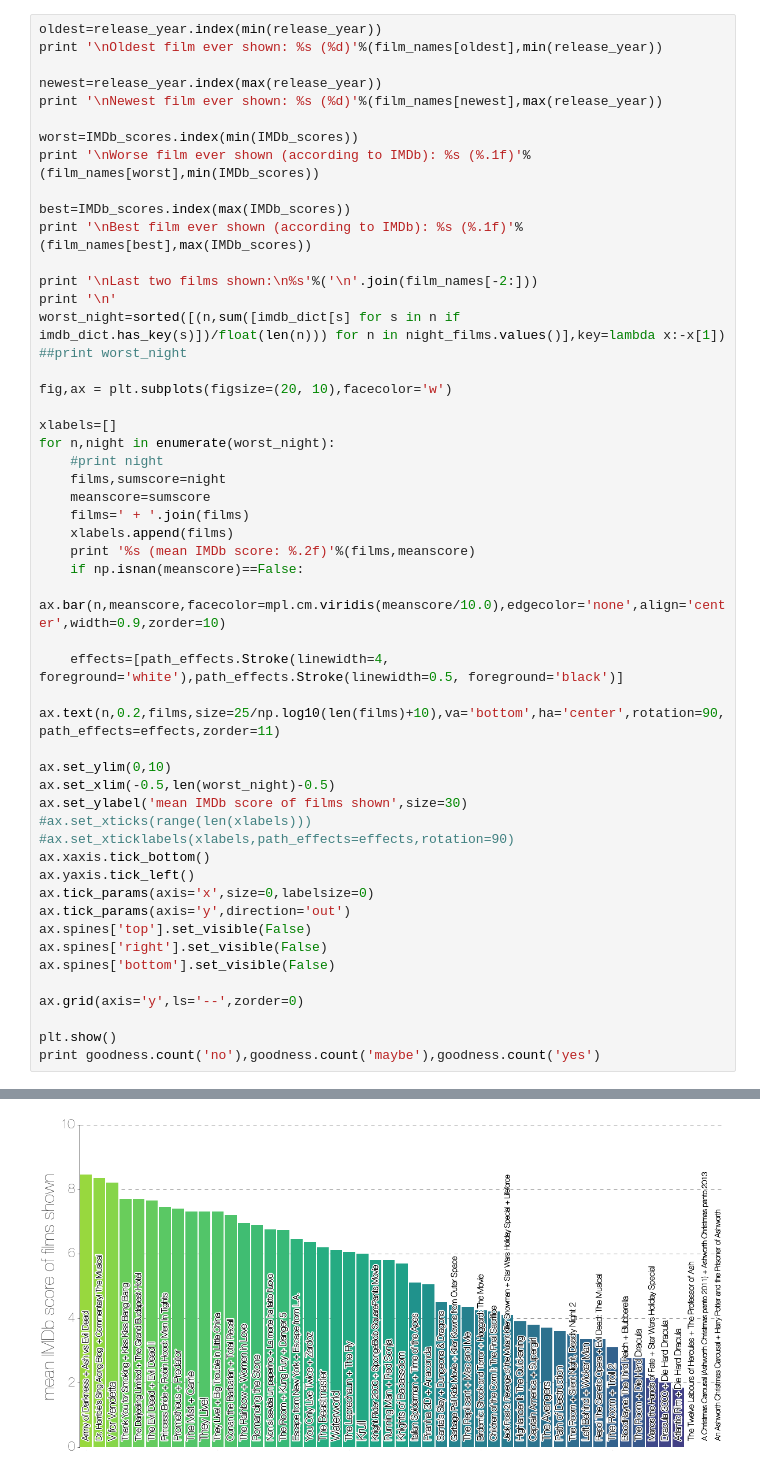
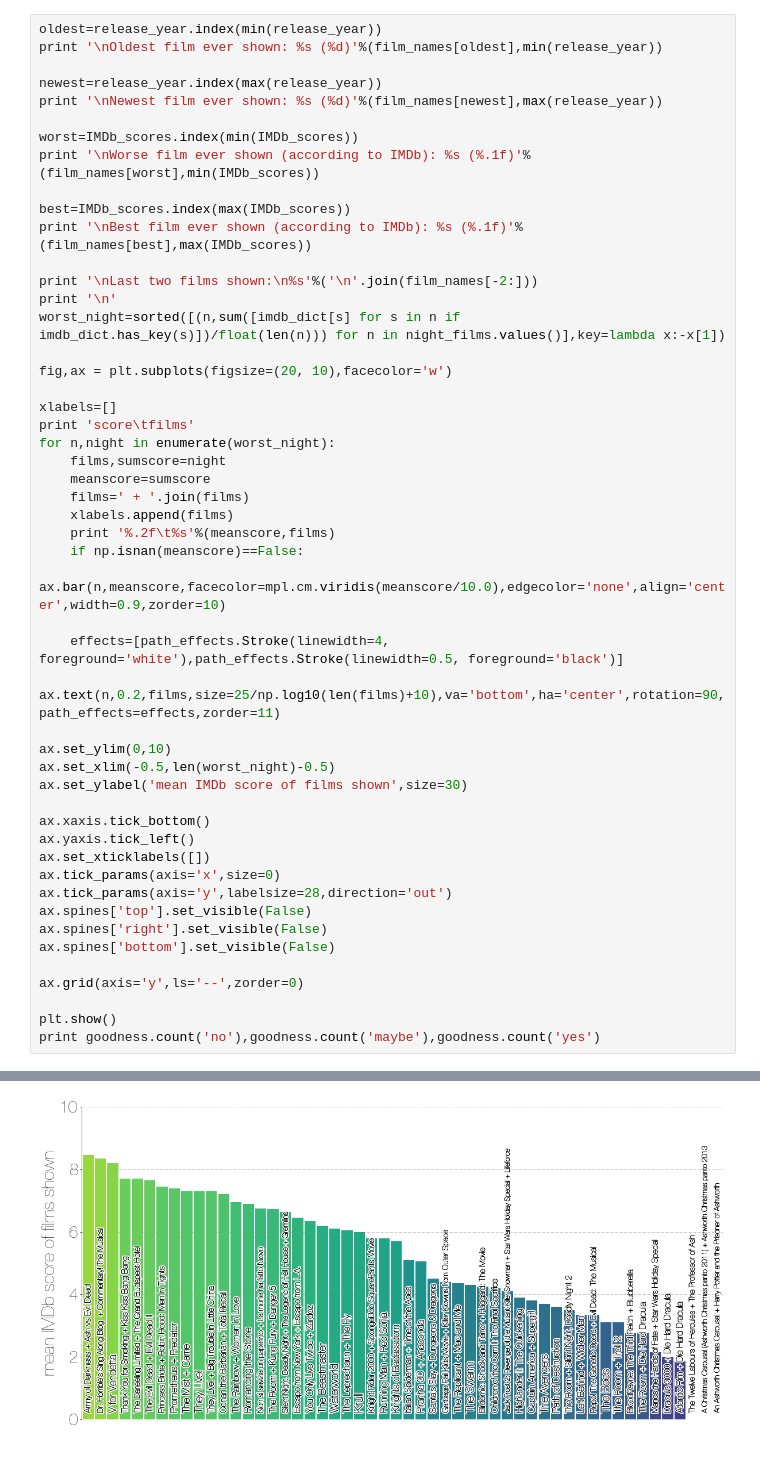
Before and after one commit to evogytis/ShMDb, a Jupyter notebook: Birdemic aka scripts/ShMDb analysis.ipynb, the cells around one changed output, grey strips where cells are left out. Drawn from its saved outputs; the diff is of its cells as text.

```diff
--- a/Birdemic aka scripts/ShMDb analysis.ipynb
+++ b/Birdemic aka scripts/ShMDb analysis.ipynb
@@ -158,18 +155,17 @@ print '\nBest film ever shown (according to IMDb): %s (%.1f)'%(film_names[best],
 print '\nLast two films shown:\n%s'%('\n'.join(film_names[-2:]))
 print '\n'
 worst_night=sorted([(n,sum([imdb_dict[s] for s in n if imdb_dict.has_key(s)])/float(len(n))) for n in night_films.values()],key=lambda x:-x[1])
-##print worst_night
 
 fig,ax = plt.subplots(figsize=(20, 10),facecolor='w')
 
 xlabels=[]
+print 'score\tfilms'
 for n,night in enumerate(worst_night):
-    #print night
     films,sumscore=night
     meanscore=sumscore
     films=' + '.join(films)
     xlabels.append(films)
-    print '%s (mean IMDb score: %.2f)'%(films,meanscore)
+    print '%.2f\t%s'%(meanscore,films)
     if np.isnan(meanscore)==False:
         ax.bar(n,meanscore,facecolor=mpl.cm.viridis(meanscore/10.0),edgecolor='none',align='center',width=0.9,zorder=10)
 
@@ -179,12 +175,12 @@ for n,night in enumerate(worst_night):
 ax.set_ylim(0,10)
 ax.set_xlim(-0.5,len(worst_night)-0.5)
 ax.set_ylabel('mean IMDb score of films shown',size=30)
-#ax.set_xticks(range(len(xlabels)))
-#ax.set_xticklabels(xlabels,path_effects=effects,rotation=90)
+
 ax.xaxis.tick_bottom()
 ax.yaxis.tick_left()
-ax.tick_params(axis='x',size=0,labelsize=0)
-ax.tick_params(axis='y',direction='out')
+ax.set_xticklabels([])
+ax.tick_params(axis='x',size=0)
+ax.tick_params(axis='y',labelsize=28,direction='out')
 ax.spines['top'].set_visible(False)
 ax.spines['right'].set_visible(False)
 ax.spines['bottom'].set_visible(False)
@@ -214 +210 @@ An Ashworth Christmas Carousal + Harry Potter and the Prisoner of Ashworth (mean
-[figure, old version]
+[figure, new version]
```
Also changed, not shown: parts of 11 cells of this notebook, 1 other file.
